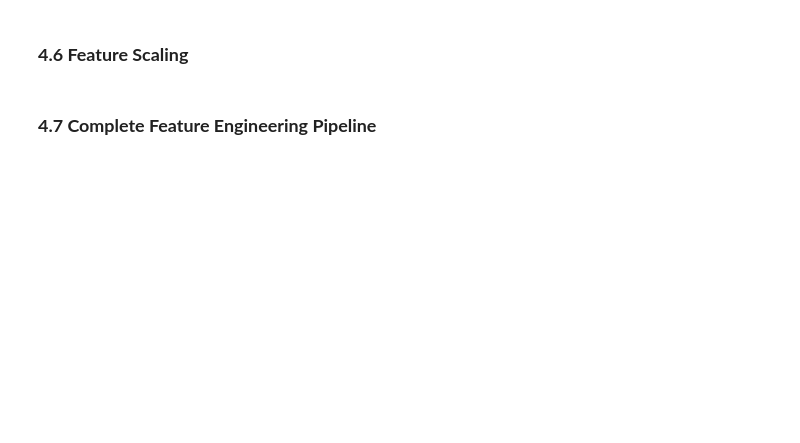
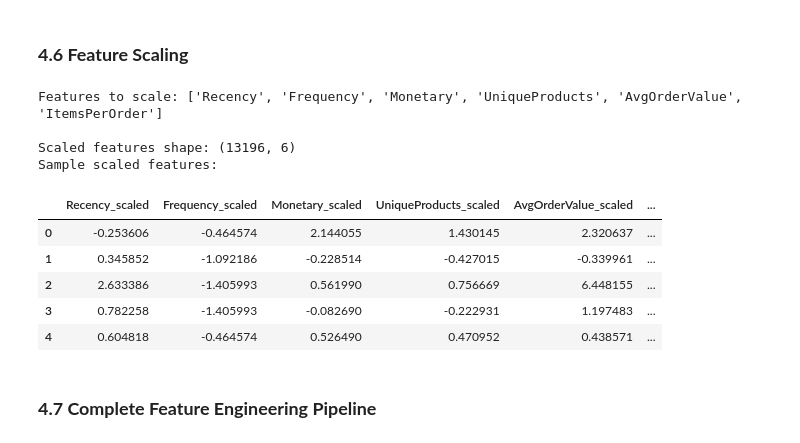
Before and after one commit to KiarieJefff/Ds-Clustering-Customer-RFM, a Jupyter notebook: notebooks/Feature_Engineering.ipynb, the cells around one changed output. Saved outputs shown, nothing was run; the diff lists cells and outputs as text; code cells hidden in the pictures; blank space fills up the shorter version.

```diff
--- a/notebooks/Feature_Engineering.ipynb
+++ b/notebooks/Feature_Engineering.ipynb
@@ -73,19 +107,30 @@ print(customer_data[['CustomerID', 'AvgOrderValue', 'ItemsPerOrder']].head())
 # %%
 # Scale features for clustering using our modular function
 from feature_engineering import scale_features, get_default_feature_columns
 
 # Get default feature columns for scaling
 feature_columns = get_default_feature_columns()
 print(f"Features to scale: {feature_columns}")
 
 # Scale features
 scaled_features, scaler = scale_features(customer_data, feature_columns)
 print(f"\nScaled features shape: {scaled_features.shape}")
 print("Sample scaled features:")
-print(scaled_features.head())
+scaled_features.head()
 
 # Note: This functionality is now available in src/feature_engineering.py
 # Functions: scale_features(df, feature_columns), get_default_feature_columns()
+# %% [output]
+Features to scale: ['Recency', 'Frequency', 'Monetary', 'UniqueProducts', 'AvgOrderValue', 'ItemsPerOrder']
+
+Scaled features shape: (13196, 6)
+Sample scaled features:
+|  | Recency_scaled | Frequency_scaled | Monetary_scaled | UniqueProducts_scaled | AvgOrderValue_scaled | ... |
+| 0 | -0.253606 | -0.464574 | 2.144055 | 1.430145 | 2.320637 | ... |
+| 1 | 0.345852 | -1.092186 | -0.228514 | -0.427015 | -0.339961 | ... |
+| 2 | 2.633386 | -1.405993 | 0.561990 | 0.756669 | 6.448155 | ... |
+| 3 | 0.782258 | -1.405993 | -0.082690 | -0.222931 | 1.197483 | ... |
+| 4 | 0.604818 | -0.464574 | 0.526490 | 0.470952 | 0.438571 | ... |
 # %% [markdown]
 ### **4.7 Complete Feature Engineering Pipeline**
 # %%
```
Also changed, not shown: parts of 5 cells of this notebook, 14 other files.
